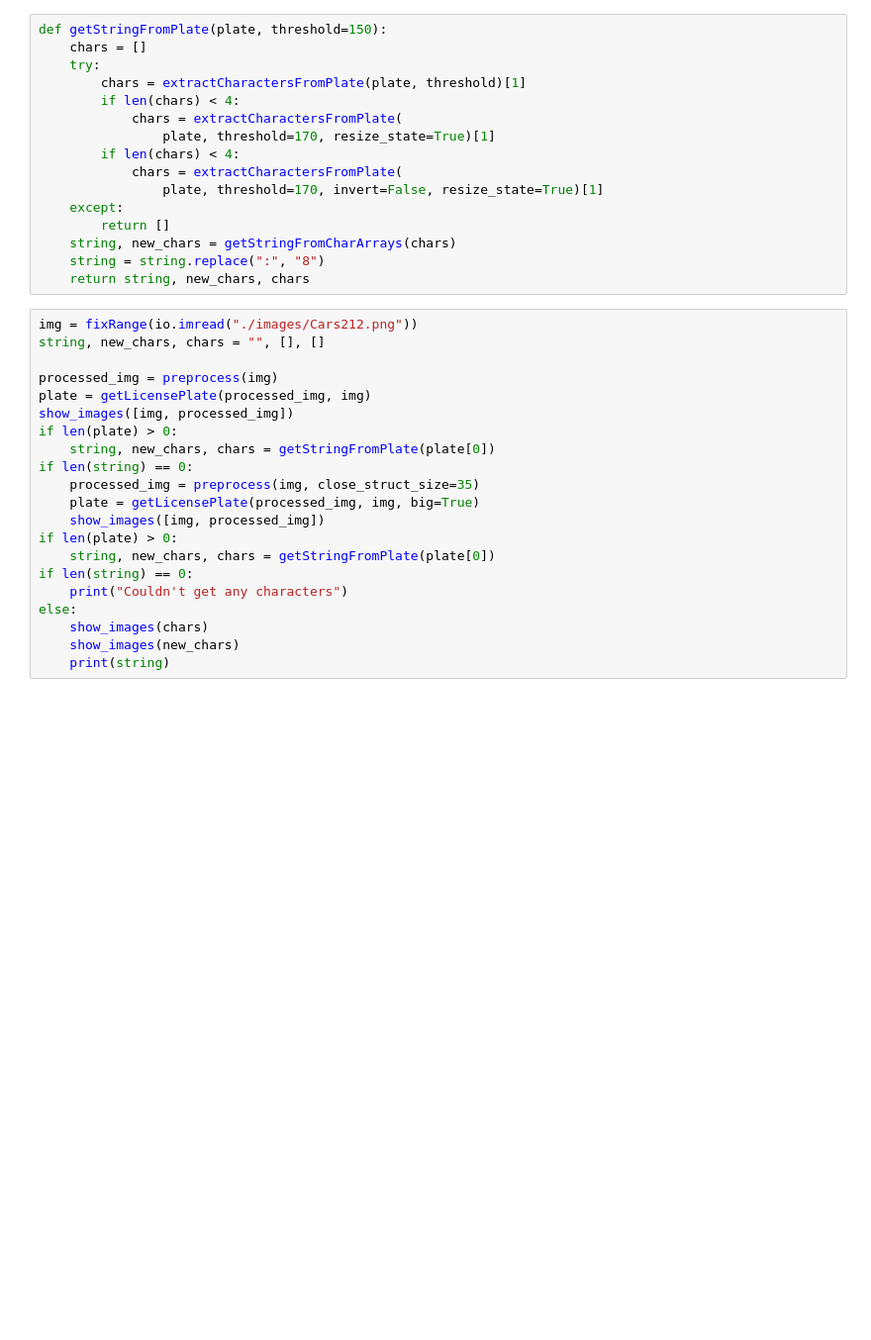
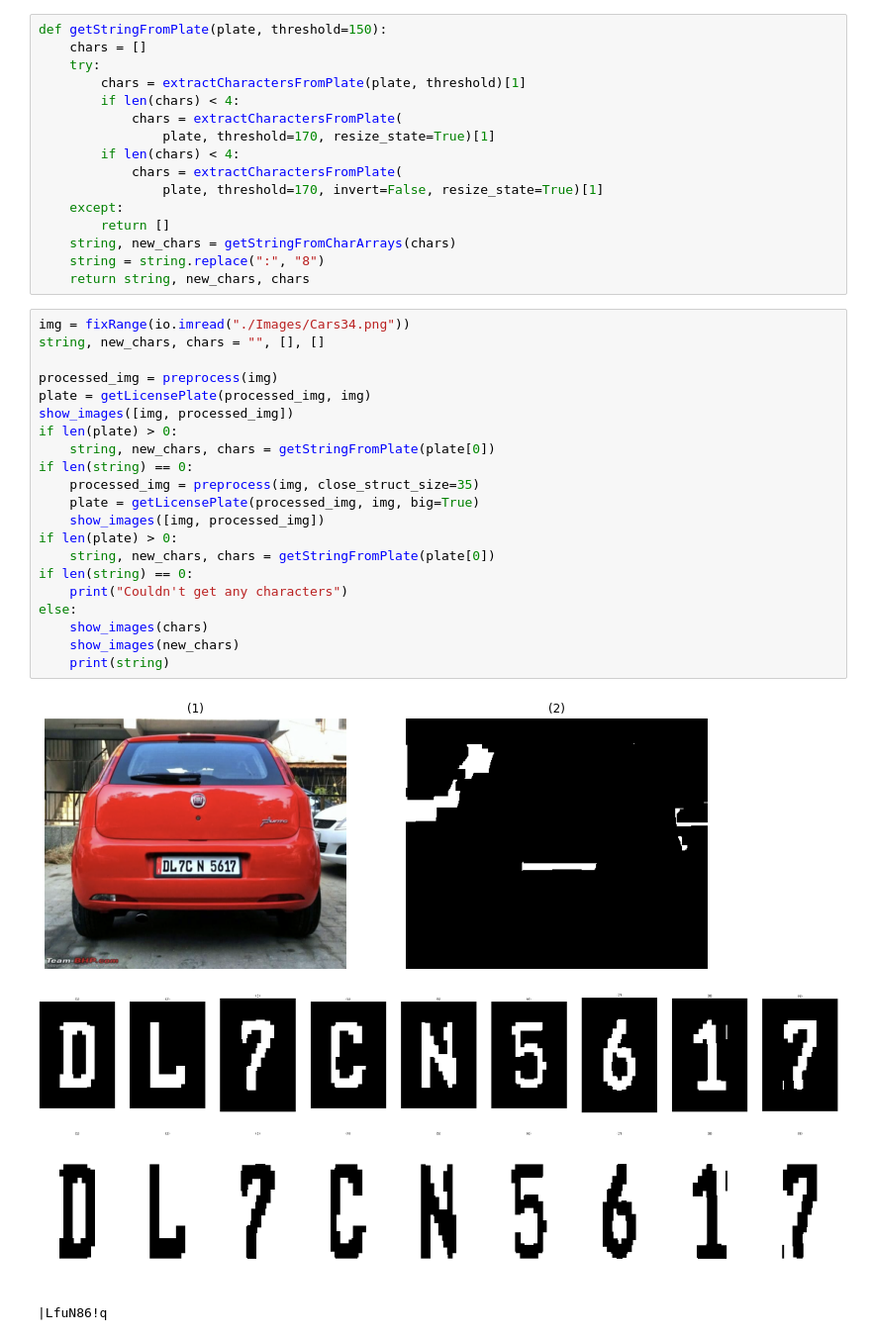
Before and after one commit to PeterAyad/Licence-Plate-Reader, a Jupyter notebook: main_cli_tesseract.ipynb, the cells around one changed output. Shown at 99% size. Cells and saved outputs as stored; diff of their text form; blank space fills up the shorter version.

```diff
--- a/main_cli_tesseract.ipynb
+++ b/main_cli_tesseract.ipynb
@@ -160,23 +160,28 @@ def getStringFromPlate(plate, threshold=150):
     string = string.replace(":", "8")
     return string, new_chars, chars
 # %%
-img = fixRange(io.imread("./images/Cars212.png"))
+img = fixRange(io.imread("./Images/Cars34.png"))
 string, new_chars, chars = "", [], []
 
 processed_img = preprocess(img)
 plate = getLicensePlate(processed_img, img)
 show_images([img, processed_img])
 if len(plate) > 0:
     string, new_chars, chars = getStringFromPlate(plate[0])
 if len(string) == 0:
     processed_img = preprocess(img, close_struct_size=35)
     plate = getLicensePlate(processed_img, img, big=True)
     show_images([img, processed_img])
 if len(plate) > 0:
     string, new_chars, chars = getStringFromPlate(plate[0])
 if len(string) == 0:
     print("Couldn't get any characters")
 else:
     show_images(chars)
     show_images(new_chars)
     print(string)
+# %% [output]
+[figure, added]
+[figure, added]
+[figure, added]
+|LfuN86!q
```
Also changed, not shown: 3 other files.
